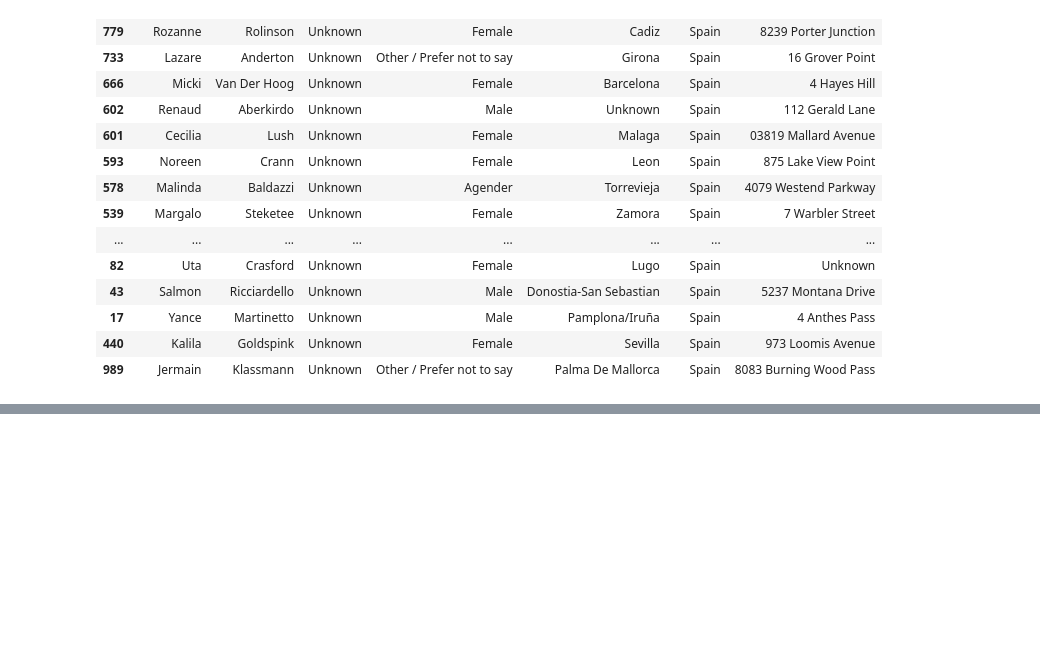
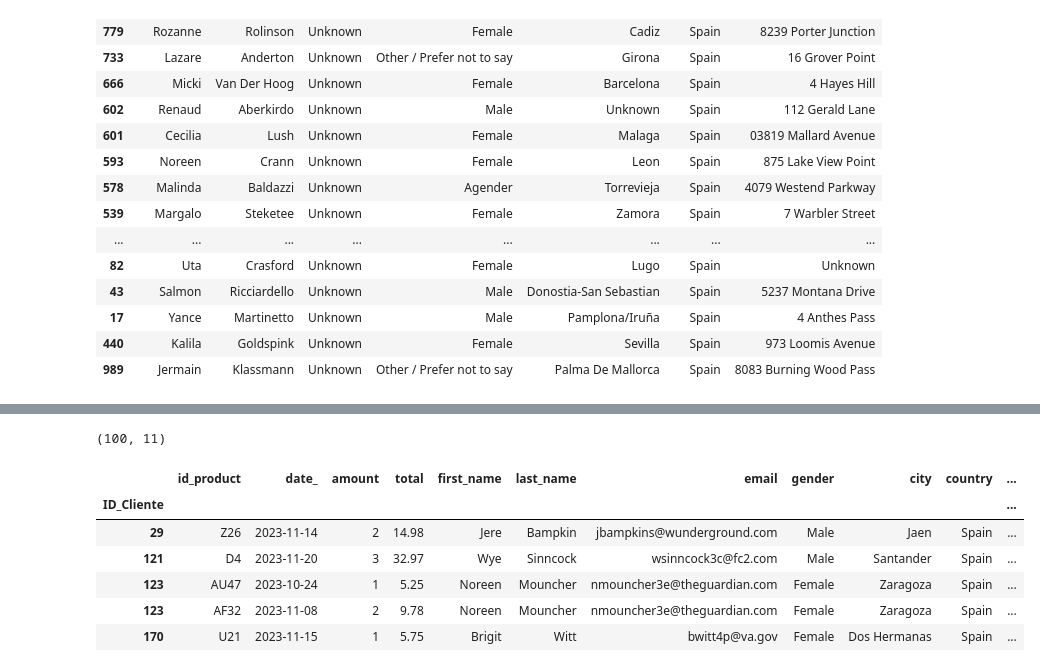
Before and after one commit to marianela-gomez/pair_mod3_AdyM, a Jupyter notebook: modulo-3-leccion-10.ipynb, the cells around one changed output, grey strips where cells are left out. Drawn from its saved outputs; the diff is of its cells as text; code cells hidden in the pictures; blank space fills up the shorter version.

```diff
--- a/modulo-3-leccion-10.ipynb
+++ b/modulo-3-leccion-10.ipynb
@@ -144,0 +175,3 @@ df_clientes[df_clientes.duplicated(subset="email", keep=False)].sort_values("ema
+# %%
+# También traducimos el título de las columnas
+df_productos.rename({col: GoogleTranslator(source="es", target="en").translate(col).lower() for col in df_productos.columns}, axis=1, inplace=True)
@@ -144,0 +190,3 @@ df_clientes[df_clientes.duplicated(subset="email", keep=False)].sort_values("ema
+# %%
+for col in df_ventas.columns:
+    print(f"La columna {col} tiene {df_ventas[col].isna().sum()} nulos")
@@ -144,0 +202,2 @@ df_clientes[df_clientes.duplicated(subset="email", keep=False)].sort_values("ema
+# %%
+df_ventas.rename({col: GoogleTranslator(source="es", target="en").translate(col).lower() for col in df_ventas.columns}, axis=1, inplace=True)
@@ -144,0 +241,18 @@ df_clientes[df_clientes.duplicated(subset="email", keep=False)].sort_values("ema
+# %%
+df_ventas_clientes = df_ventas.join(df_clientes, how='inner').sort_index() #esto devuelve solo los datos de los clientes que están en ventas
+
+df_ventas_clientes.shape
+# %% [output]
+(100, 11)
+# %%
+df_final = df_ventas_clientes.join(df_productos, how='left', on="id_product")
+
+df_final.head()
+# %% [output]
+|  | id_product | date_ | amount | total | first_name | last_name | email | gender | city | country | ... |
+| ID_Cliente |  |  |  |  |  |  |  |  |  |  | ... |
+| 29 | Z26 | 2023-11-14 | 2 | 14.98 | Jere | Bampkin | jbampkins@wunderground.com | Male | Jaen | Spain | ... |
+| 121 | D4 | 2023-11-20 | 3 | 32.97 | Wye | Sinncock | wsinncock3c@fc2.com | Male | Santander | Spain | ... |
+| 123 | AU47 | 2023-10-24 | 1 | 5.25 | Noreen | Mouncher | nmouncher3e@theguardian.com | Female | Zaragoza | Spain | ... |
+| 123 | AF32 | 2023-11-08 | 2 | 9.78 | Noreen | Mouncher | nmouncher3e@theguardian.com | Female | Zaragoza | Spain | ... |
+| 170 | U21 | 2023-11-15 | 1 | 5.75 | Brigit | Witt | bwitt4p@va.gov | Female | Dos Hermanas | Spain | ... |
```
Also changed, not shown: parts of 25 cells of this notebook.
